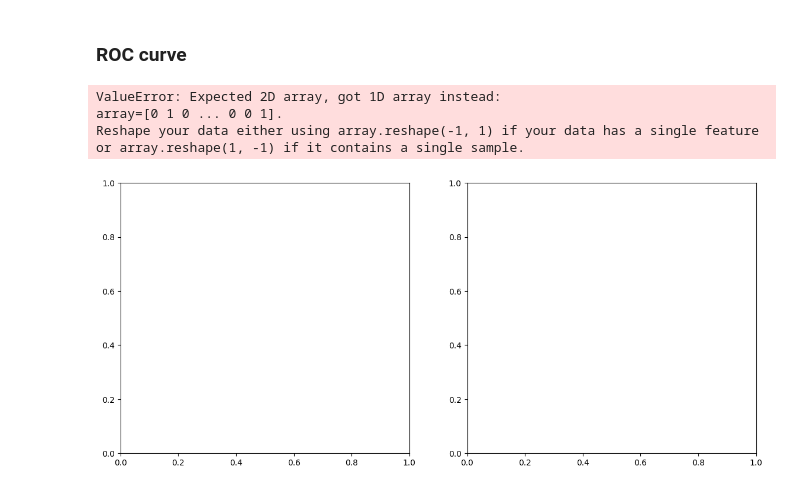
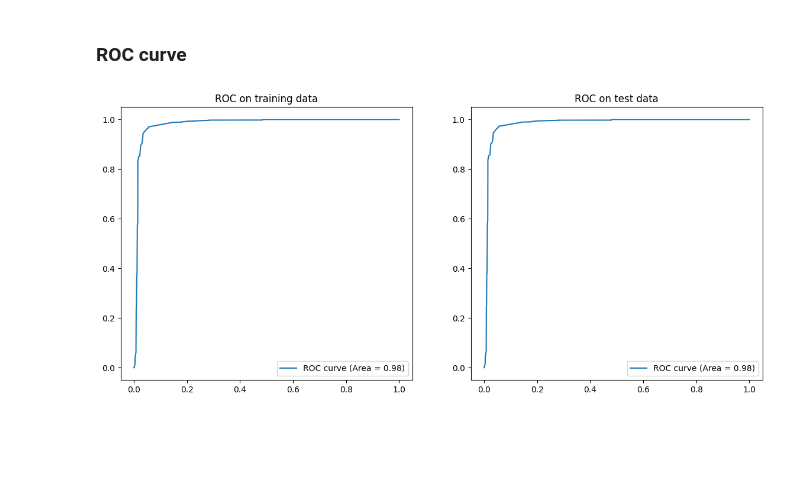
Before and after one commit to KhalidAFarah/StatisticalLearning, a Jupyter notebook: Report/Models/Logistical_Regression.ipynb, the cells around one changed output. Cells and saved outputs as stored; diff of their text form; code cells hidden in the pictures; blank space fills up the shorter version.

Commit message:
More visualizations and notes.

```diff
--- a/Report/Models/Logistical_Regression.ipynb
+++ b/Report/Models/Logistical_Regression.ipynb
@@ -313,7 +313,7 @@ print("Features:", best_model['feature_set'])
 # %% [markdown]
 Think i did forward selection wrong. re-doing it
 # %%
-models = best_logistical_regression_model_with_a_number_of_predictors_forward_selection(new_dataset, attack_classes_binary, 1)
+models = best_logistical_regression_model_with_a_number_of_predictors_forward_selection(dataset_train, dataset_test, attack_classes_binary_train, attack_classes_binary_test, 1)
 
 features = []
 accuracies = []
@@ -338,7 +338,7 @@ while run:
     accuracies.append(temp_list_models.loc[largest_index]['accuracy'])
 
 
-    if ((temp_list_models.loc[largest_index]['accuracy'] - accuracy) > 0.01):
+    if ((temp_list_models.loc[largest_index]['accuracy'] - accuracy) >= 0.001):
         print(f"--- iteration {iteration} ---")
         print("Features:", features_temp)
         print("Old-accuracy:", accuracy)
@@ -482,6 +463,5 @@ ValueError: The number of FixedLocator locations (4), usually from a call to set
 # %%
-best_model = best_logistical_model_with_the_feature_set(new_dataset, attack_classes_binary, ['service_http', 'service_ecr_i', 'last_flag', 'flag_SF'])
-dataset_train, dataset_test, attack_classes_binary_train, attack_classes_binary_test = train_test_split(new_dataset, attack_classes_binary)
+# best_model = best_logistical_model_with_the_feature_set(dataset_train, dataset_test, attack_classes_binary_train, attack_classes_binary_test, ['service_http', 'service_ecr_i', 'last_flag', 'flag_SF'])
 matrix = confusion_matrix(attack_classes_binary_test, best_model['model'].predict(dataset_test[best_model['feature_set']]))
 # sns.set(font_scale=1.2)
 sns.heatmap(pd.DataFrame(matrix, columns=["normal", "attack"]), annot=True)
@@ -532,38 +512,22 @@ Stored variance: 2.5383795028890355e-05
 ### ROC curve
 # %%
 fig, (ax1, ax2) = plt.subplots(1, 2, figsize=(14,6))
-train_probability = logistical_regression.predict_proba(best_model['model'].predict(dataset_train[best_model['feature_set']]))[:, 1]
-test_probability = logistical_regression.predict_proba(best_model['model'].predict(dataset_test[best_model['feature_set']]))[:, 1]
+train_probability = best_model['model'].predict_proba(dataset_train[best_model['feature_set']])
+test_probability = best_model['model'].predict_proba(dataset_test[best_model['feature_set']])
 
-false_positive_rate_train, true_positive_rate_train, _ = roc_curve(value_train, train_probability)
-false_positive_rate_test, true_positive_rate_test, _ = roc_curve(value_test, test_probability)
+false_positive_rate_train, true_positive_rate_train, _ = roc_curve(attack_classes_binary_train, train_probability[:,1], pos_label=1)
+false_positive_rate_test, true_positive_rate_test, _ = roc_curve(attack_classes_binary_test, test_probability[:,1], pos_label=1)
 
-# value_train_binarized = label_binarize(value_train)''
-# false_positive_rate_train, true_positive_rate_train, _ = roc_curve(value_train, train_probability)
-# false_positive_rate_test, true_positive_rate_test, _ = roc_curve(value_test, test_probability)
-
-roc_auc_train = roc_auc_score(value_train, train_probability)
-roc_auc_test = roc_auc_score(value_test, test_probability)
-# roc_auc_train = 0
-# roc_auc_test = 0
+roc_auc_train = roc_auc_score(attack_classes_binary_train, train_probability[:,1])
+roc_auc_test = roc_auc_score(attack_classes_binary_test, test_probability[:,1])
 
 ax1.plot(false_positive_rate_train, true_positive_rate_train, label="ROC curve (Area = %0.2f)" % roc_auc_train)
 ax2.plot(false_positive_rate_test, true_positive_rate_test, label="ROC curve (Area = %0.2f)" % roc_auc_test)
 ax1.set_title("ROC on training data")
 ax2.set_title("ROC on test data")
 ax1.legend(loc="lower right")
 ax2.legend(loc="lower right")
 
-# plt.show()
-for axises in fig.axes:
-    axises.plot([0,1], [0,1], 'k--')
-    axises.set_xlim([-0.05, 1])
-    axises.set_ylim([0, 1.05])
-
-    axises.set_xlabel("False positive rate")
-    axises.set_ylabel("True positive rate")
+plt.show()
 # %% [output]
-ValueError: Expected 2D array, got 1D array instead:
-array=[0 1 0 ... 0 0 1].
-Reshape your data either using array.reshape(-1, 1) if your data has a single feature or array.reshape(1, -1) if it contains a single sample.
-[figure, old version]
+[figure, new version]
```
Also changed, not shown: parts of 11 cells of this notebook, 32 other files.
